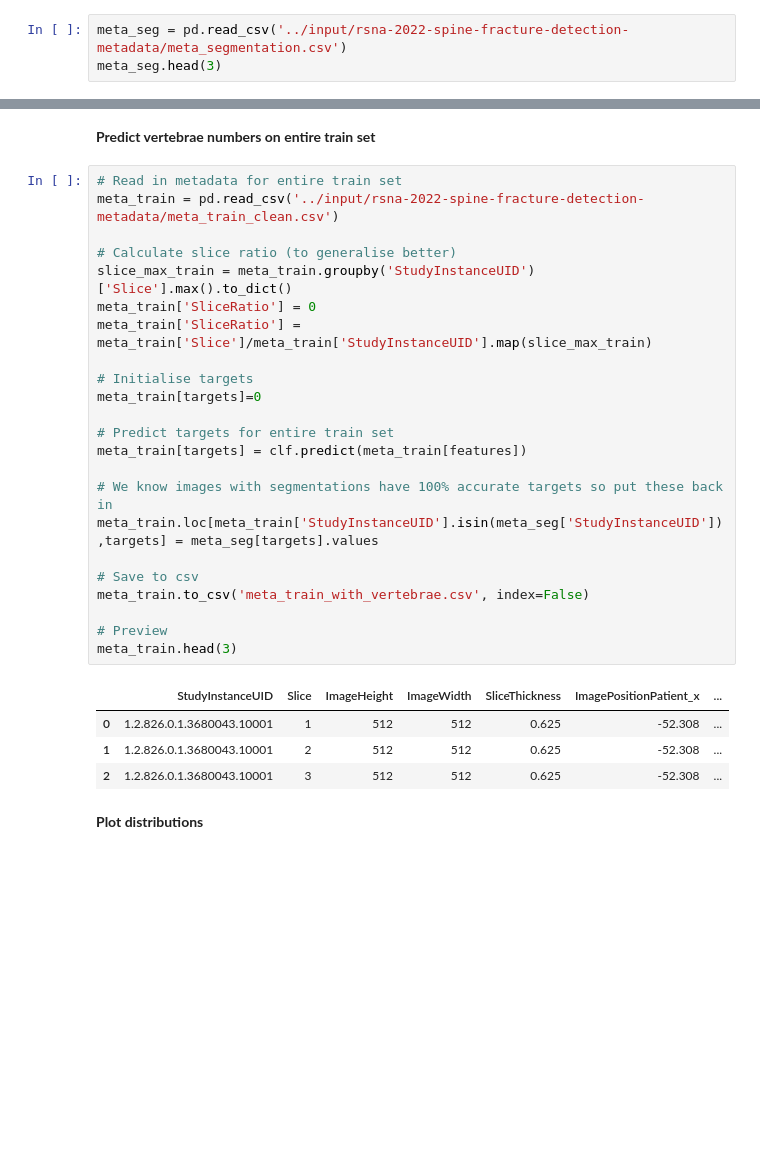
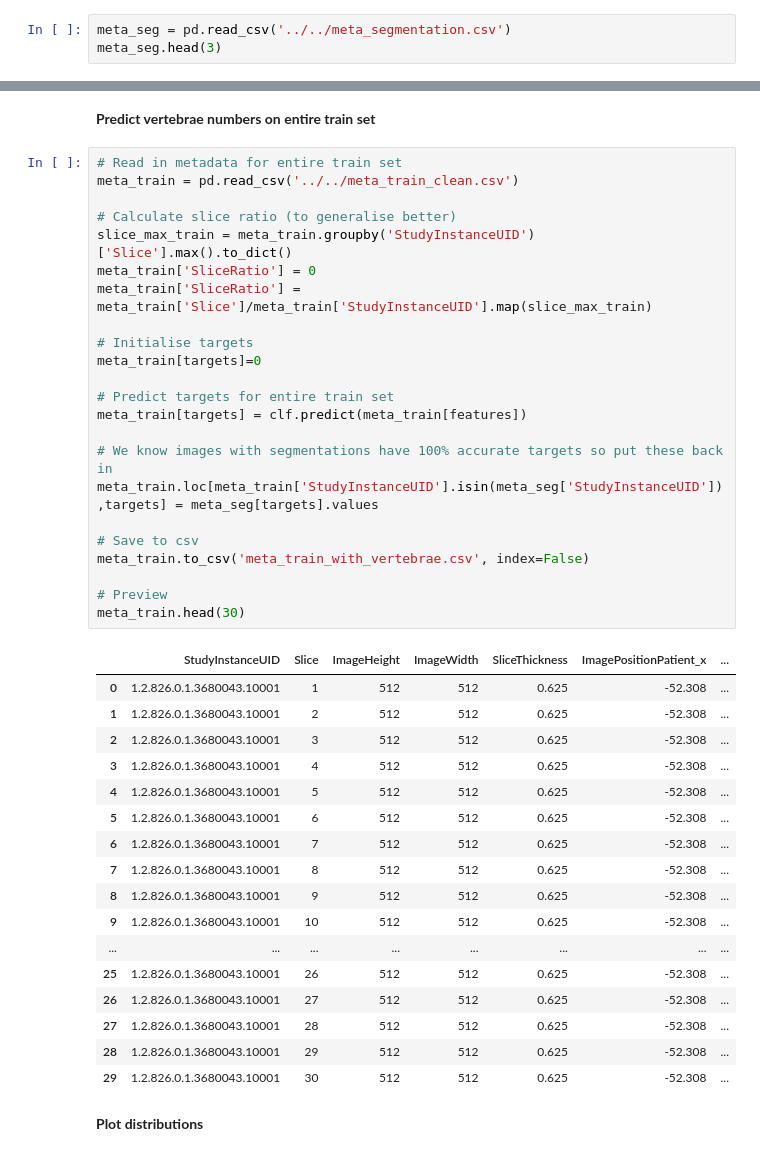
Before and after one commit to maitreya2954/cervical-fracture-detection, a Jupyter notebook: notebook/extracting-vertebrae-c1-c7.ipynb, the cells around one changed output, grey strips where cells are left out. Saved outputs shown, nothing was run; the diff lists cells and outputs as text; blank space fills up the shorter version.

```diff
--- a/notebook/extracting-vertebrae-c1-c7.ipynb
+++ b/notebook/extracting-vertebrae-c1-c7.ipynb
@@ -179,7 +173,7 @@ meta_seg.to_csv("meta_segmentation.csv", index=False)
 # %% [output]
 '\nk=0\n# Loop over 87 patients with segmentations\nfor path, UID in zip(seg_df[\'path\'], seg_df[\'StudyInstanceUID\']):\n    # Get segmentations for patient\n    seg_nib = nib.load(path)\n    seg =  ...
 # %%
-meta_seg = pd.read_csv('../input/rsna-2022-spine-fracture-detection-metadata/meta_segmentation.csv')
+meta_seg = pd.read_csv('../../meta_segmentation.csv')
 meta_seg.head(3)
 # %% [output]
 |  | StudyInstanceUID | Slice | ImageHeight | ImageWidth | SliceThickness | ImagePositionPatient_x | ... |
@@ -344,32 +338,45 @@ It seems to be preserving monotonicity quite well.
 **Predict vertebrae numbers on entire train set**
 # %%
 # Read in metadata for entire train set
-meta_train = pd.read_csv('../input/rsna-2022-spine-fracture-detection-metadata/meta_train_clean.csv')
+meta_train = pd.read_csv('../../meta_train_clean.csv')
 
 # Calculate slice ratio (to generalise better)
 slice_max_train = meta_train.groupby('StudyInstanceUID')['Slice'].max().to_dict()
 meta_train['SliceRatio'] = 0
 meta_train['SliceRatio'] = meta_train['Slice']/meta_train['StudyInstanceUID'].map(slice_max_train)
 
 # Initialise targets
 meta_train[targets]=0
 
 # Predict targets for entire train set
 meta_train[targets] = clf.predict(meta_train[features])
 
 # We know images with segmentations have 100% accurate targets so put these back in
 meta_train.loc[meta_train['StudyInstanceUID'].isin(meta_seg['StudyInstanceUID']),targets] = meta_seg[targets].values
 
 # Save to csv
 meta_train.to_csv('meta_train_with_vertebrae.csv', index=False)
 
 # Preview
-meta_train.head(3)
+meta_train.head(30)
 # %% [output]
 |  | StudyInstanceUID | Slice | ImageHeight | ImageWidth | SliceThickness | ImagePositionPatient_x | ... |
 | 0 | 1.2.826.0.1.3680043.10001 | 1 | 512 | 512 | 0.625 | -52.308 | ... |
 | 1 | 1.2.826.0.1.3680043.10001 | 2 | 512 | 512 | 0.625 | -52.308 | ... |
 | 2 | 1.2.826.0.1.3680043.10001 | 3 | 512 | 512 | 0.625 | -52.308 | ... |
+| 3 | 1.2.826.0.1.3680043.10001 | 4 | 512 | 512 | 0.625 | -52.308 | ... |
+| 4 | 1.2.826.0.1.3680043.10001 | 5 | 512 | 512 | 0.625 | -52.308 | ... |
+| 5 | 1.2.826.0.1.3680043.10001 | 6 | 512 | 512 | 0.625 | -52.308 | ... |
+| 6 | 1.2.826.0.1.3680043.10001 | 7 | 512 | 512 | 0.625 | -52.308 | ... |
+| 7 | 1.2.826.0.1.3680043.10001 | 8 | 512 | 512 | 0.625 | -52.308 | ... |
+| 8 | 1.2.826.0.1.3680043.10001 | 9 | 512 | 512 | 0.625 | -52.308 | ... |
+| 9 | 1.2.826.0.1.3680043.10001 | 10 | 512 | 512 | 0.625 | -52.308 | ... |
+| ... | ... | ... | ... | ... | ... | ... | ... |
+| 25 | 1.2.826.0.1.3680043.10001 | 26 | 512 | 512 | 0.625 | -52.308 | ... |
+| 26 | 1.2.826.0.1.3680043.10001 | 27 | 512 | 512 | 0.625 | -52.308 | ... |
+| 27 | 1.2.826.0.1.3680043.10001 | 28 | 512 | 512 | 0.625 | -52.308 | ... |
+| 28 | 1.2.826.0.1.3680043.10001 | 29 | 512 | 512 | 0.625 | -52.308 | ... |
+| 29 | 1.2.826.0.1.3680043.10001 | 30 | 512 | 512 | 0.625 | -52.308 | ... |
 # %% [markdown]
 **Plot distributions**
 # %%
```
Also changed, not shown: parts of 9 cells of this notebook.
